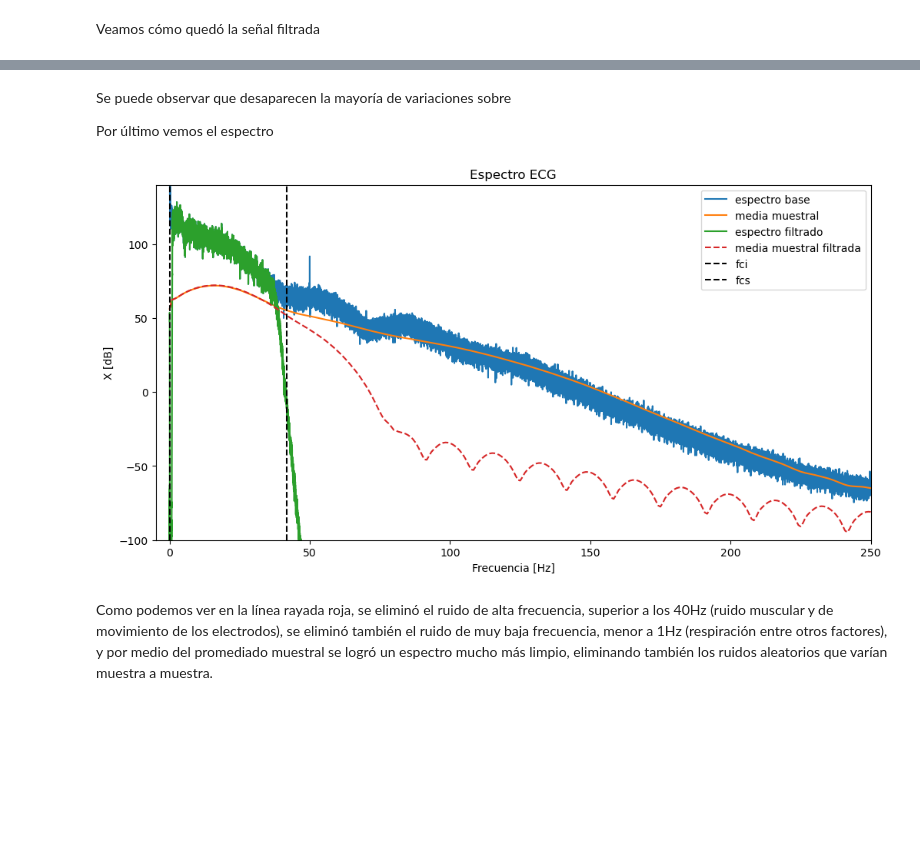
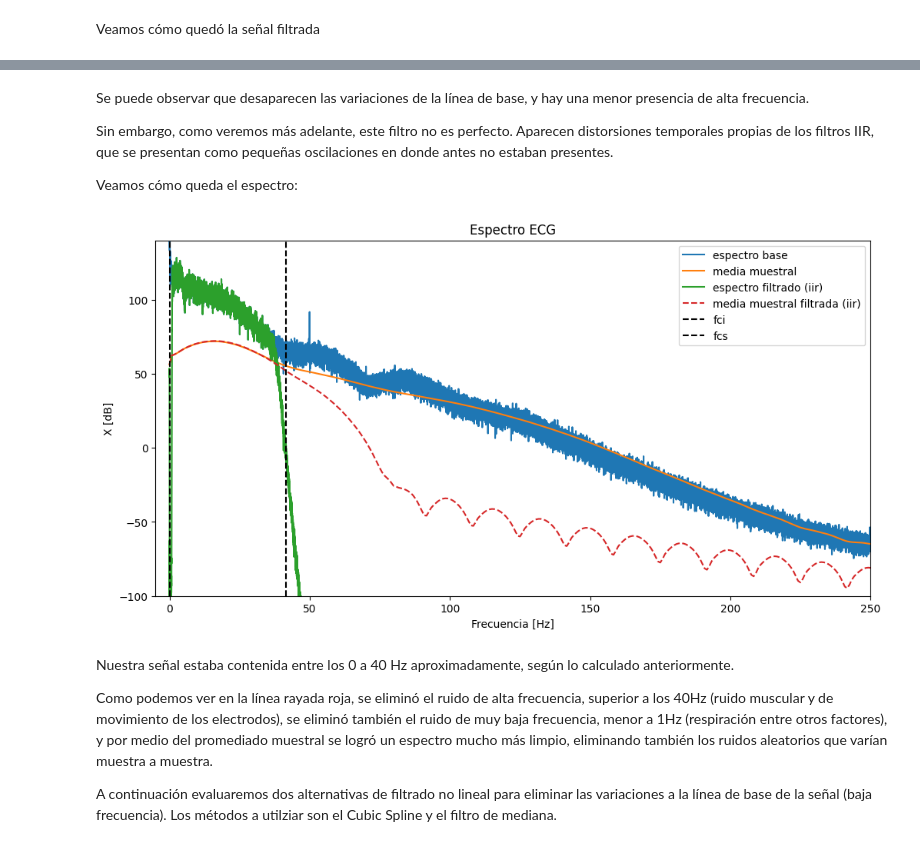
Before and after one commit to feer9/R6575-DSP, a Jupyter notebook: ts6.ipynb, the cells around one changed output, grey strips where cells are left out. Cells and saved outputs as stored; diff of their text form; code cells hidden in the pictures; blank space fills up the shorter version.

```diff
--- a/ts6.ipynb
+++ b/ts6.ipynb
@@ -292,25 +301,25 @@ bp_sos_butter = sig.iirdesign(wp=np.array([wp1, wp2]) / nyq_frec, ws=np.array([w
                               gpass=0.5, gstop=40., analog=False, ftype='butter', output='sos')
 
 # Filtrado de señal
-ecg_filt = sig.sosfiltfilt(bp_sos_butter, ecg_lead)
+ecg_filt_iir = sig.sosfiltfilt(bp_sos_butter, ecg_lead)
 
 # Espectro filtrado
-_, spec_filt = periodogram_welch(ecg_filt, fs, window)
+_, spec_filt_iir = periodogram_welch(ecg_filt_iir, fs, window)
 
 
 # Individualizamos muestras y promediamos
-nmuestras_filt = np.zeros((w, detections_len))
+nmuestras_filt_iir = np.zeros((w, detections_len))
 
 for i in range(detections_len):
     x = qrs_detections[i]
-    nmuestras_filt[:,i] = ecg_filt[x-wleft : x+wright]
-    sig.detrend(nmuestras_filt[:,i], axis=0, overwrite_data=True)
+    nmuestras_filt_iir[:,i] = ecg_filt_iir[x-wleft : x+wright]
+    sig.detrend(nmuestras_filt_iir[:,i], axis=0, overwrite_data=True)
 
 nmuestras_mean = np.mean(nmuestras,axis=1)
 
 # Espectro filtrado, media por muestras
-_, spec_ecg_filt = periodogram_welch(nmuestras_filt, fs, window, nfft=2*w)
-spec_mean_filt = np.mean(spec_ecg_filt, axis=1)
+_, spec_ecg_filt_iir = periodogram_welch(nmuestras_filt_iir, fs, window, nfft=2*w)
+spec_mean_filt_iir = np.mean(spec_ecg_filt_iir, axis=1)
 # %% [markdown]
 Veamos cómo quedó la señal filtrada
 # %%
@@ -337,20 +348,29 @@ plt.legend();
 # %% [markdown]
-Se puede observar que desaparecen la mayoría de variaciones sobre
+Se puede observar que desaparecen las variaciones de la línea de base, y hay una menor presencia de alta frecuencia.
 
-Por último vemos el espectro
+Sin embargo, como veremos más adelante, este filtro no es perfecto. Aparecen distorsiones temporales propias de los filtros IIR, que se presentan como pequeñas oscilaciones en donde antes no estaban presentes.
+
+Veamos cómo queda el espectro:
 # %%
 plt.figure(figsize=(12,6))
+
 graficar_espectro(f, spec, fs, label='espectro base')
 graficar_espectro(f_m, spec_mean, fs, label='media muestral')
-graficar_espectro(f, spec_filt, fs, label='espectro filtrado')
-graficar_espectro(f_m, spec_mean_filt, fs, '--', label='media muestral filtrada')
+graficar_espectro(f, spec_filt_iir, fs, label='espectro filtrado (iir)')
+graficar_espectro(f_m, spec_mean_filt_iir, fs, '--', label='media muestral filtrada (iir)')
+
 plt.axvline(fci, linestyle='--', color='black', label='fci')
 plt.axvline(fcs, linestyle='--', color='black', label='fcs')
 plt.legend()
 plt.xlabel('Frecuencia [Hz]'), plt.ylabel('X [dB]')
 plt.xlim([-5, 250]), plt.ylim([-100, 140])
-plt.title('Espectro ECG');
+plt.title('Espectro ECG')
+plt.show()
 # %% [output]
-[figure, old version]
+[figure, new version]
 # %% [markdown]
+Nuestra señal estaba contenida entre los 0 a 40 Hz aproximadamente, según lo calculado anteriormente.
+
 Como podemos ver en la línea rayada roja, se eliminó el ruido de alta frecuencia, superior a los 40Hz (ruido muscular y de movimiento de los electrodos), se eliminó también el ruido de muy baja frecuencia, menor a 1Hz (respiración entre otros factores), y por medio del promediado muestral se logró un espectro mucho más limpio, eliminando también los ruidos aleatorios que varían muestra a muestra.
+
+A continuación evaluaremos dos alternativas de filtrado no lineal para eliminar las variaciones a la línea de base de la señal (baja frecuencia). Los métodos a utilziar son el Cubic Spline y el filtro de mediana.
```
Also changed, not shown: parts of 23 cells of this notebook, 1 other file.
